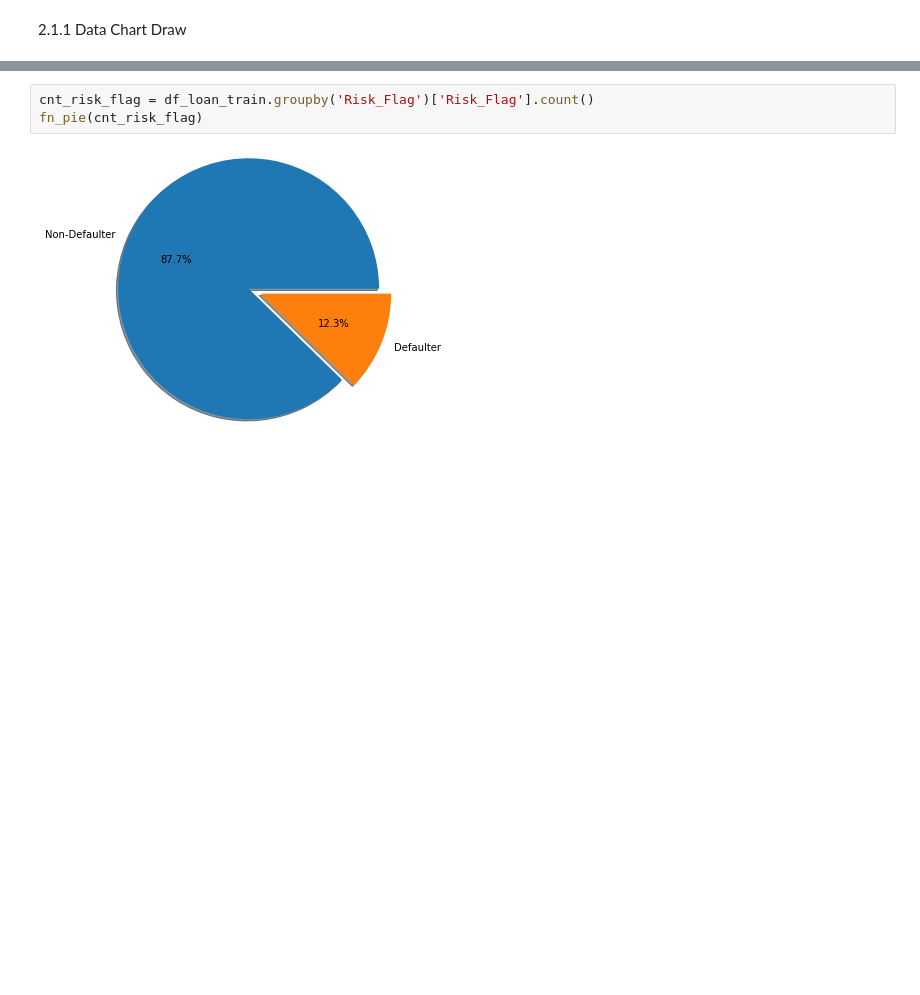
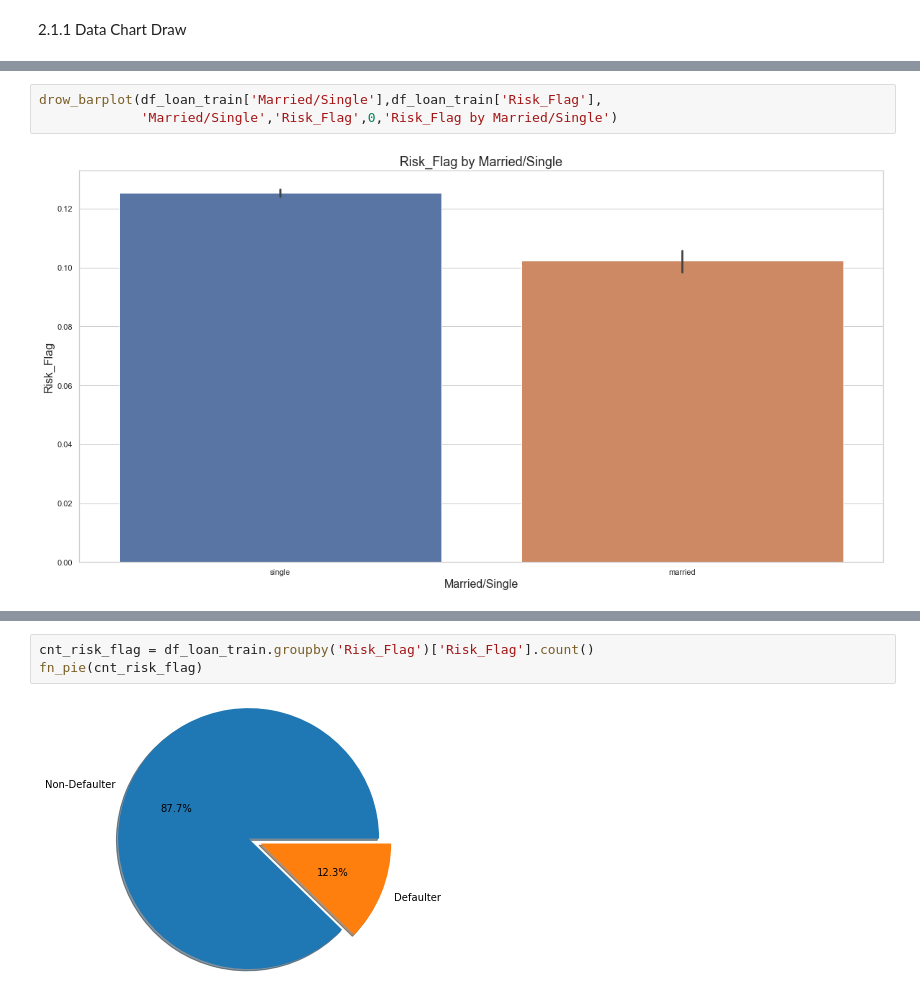
Before and after one commit to wookbell/Loan-Prediction-Based-on-Customer-Behavior, a Jupyter notebook: Data Preprocessing.ipynb, the cells around one changed output, grey strips where cells are left out. Cells and saved outputs as stored; diff of their text form; blank space fills up the shorter version.

```diff
--- a/Data Preprocessing.ipynb
+++ b/Data Preprocessing.ipynb
@@ -167,0 +187,5 @@ memory usage: 25.0+ MB
+# %%
+drow_barplot(df_loan_train['Married/Single'],df_loan_train['Risk_Flag'],
+             'Married/Single','Risk_Flag',0,'Risk_Flag by Married/Single')
+# %% [output]
+[figure, added]
```
Also changed, not shown: parts of 25 cells of this notebook, 12 other files.
